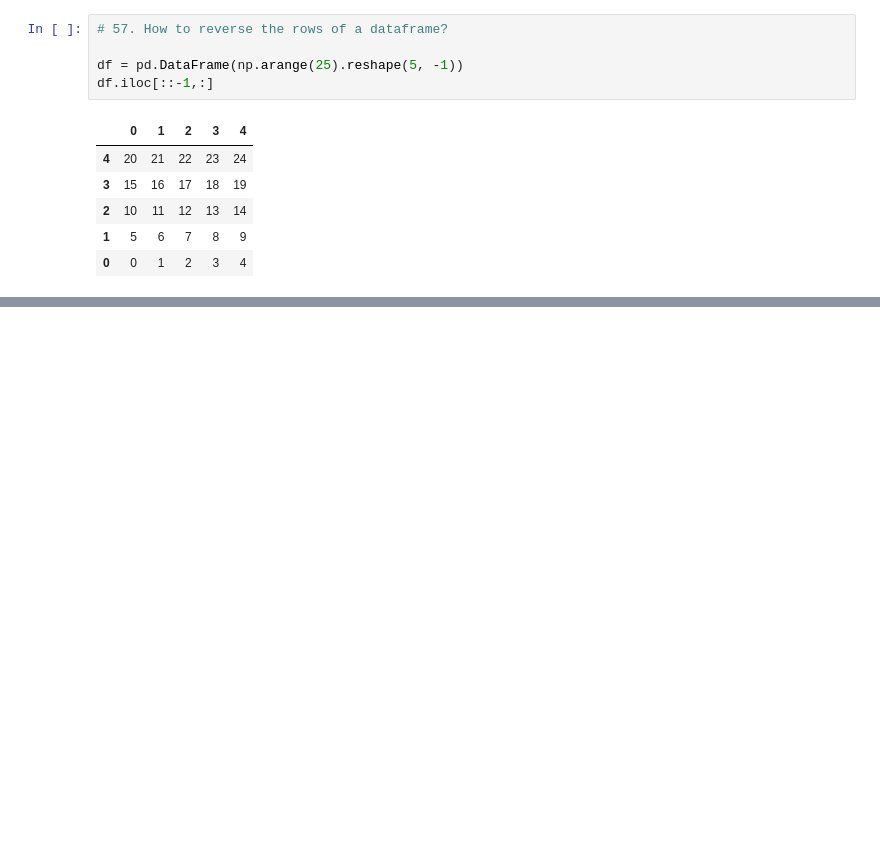
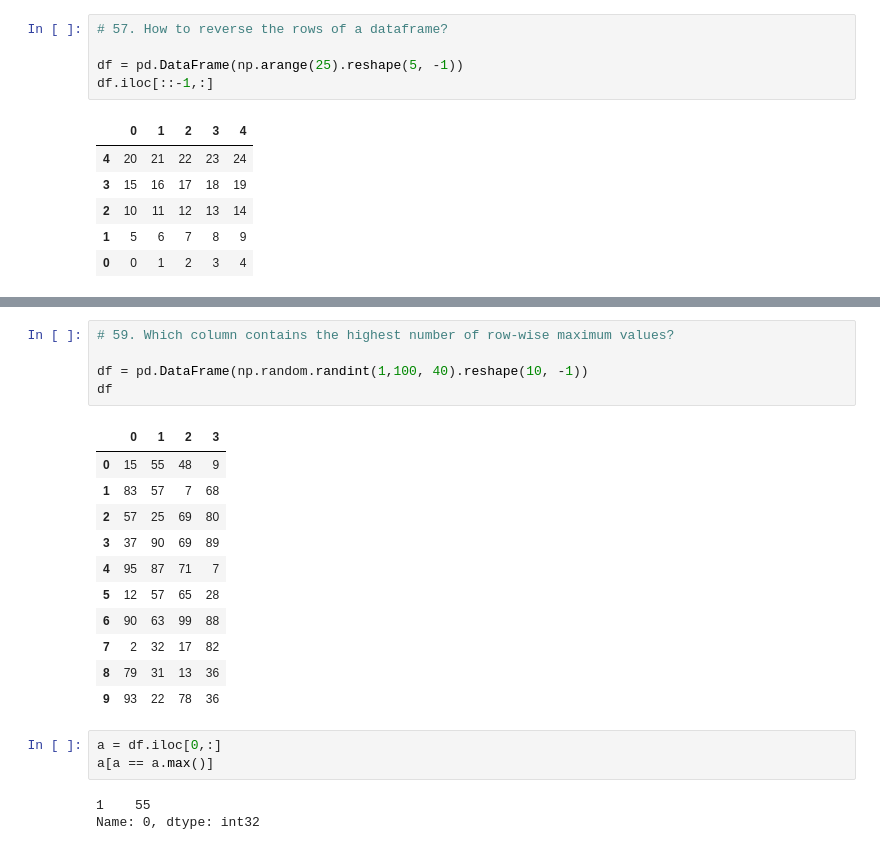
Before and after one commit to anmorozov16/ds_practice, a Jupyter notebook: data_science_practice.ipynb, the cells around one changed output, grey strips where cells are left out. Drawn from its saved outputs; the diff is of its cells as text; blank space fills up the shorter version.

```diff
--- a/data_science_practice.ipynb
+++ b/data_science_practice.ipynb
@@ -1209,0 +1214,23 @@ df.iloc[::-1,:]
+# %%
+# 59. Which column contains the highest number of row-wise maximum values?
+
+df = pd.DataFrame(np.random.randint(1,100, 40).reshape(10, -1))
+df
+# %% [output]
+|  | 0 | 1 | 2 | 3 |
+| 0 | 15 | 55 | 48 | 9 |
+| 1 | 83 | 57 | 7 | 68 |
+| 2 | 57 | 25 | 69 | 80 |
+| 3 | 37 | 90 | 69 | 89 |
+| 4 | 95 | 87 | 71 | 7 |
+| 5 | 12 | 57 | 65 | 28 |
+| 6 | 90 | 63 | 99 | 88 |
+| 7 | 2 | 32 | 17 | 82 |
+| 8 | 79 | 31 | 13 | 36 |
+| 9 | 93 | 22 | 78 | 36 |
+# %%
+a = df.iloc[0,:]
+a[a == a.max()]
+# %% [output]
+1    55
+Name: 0, dtype: int32
```
Also changed, not shown: parts of 9 cells of this notebook.
